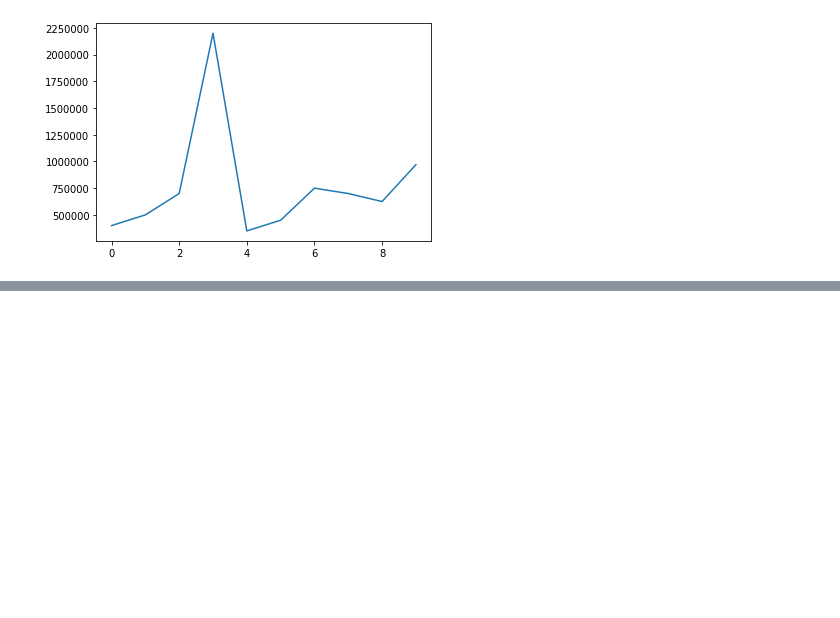
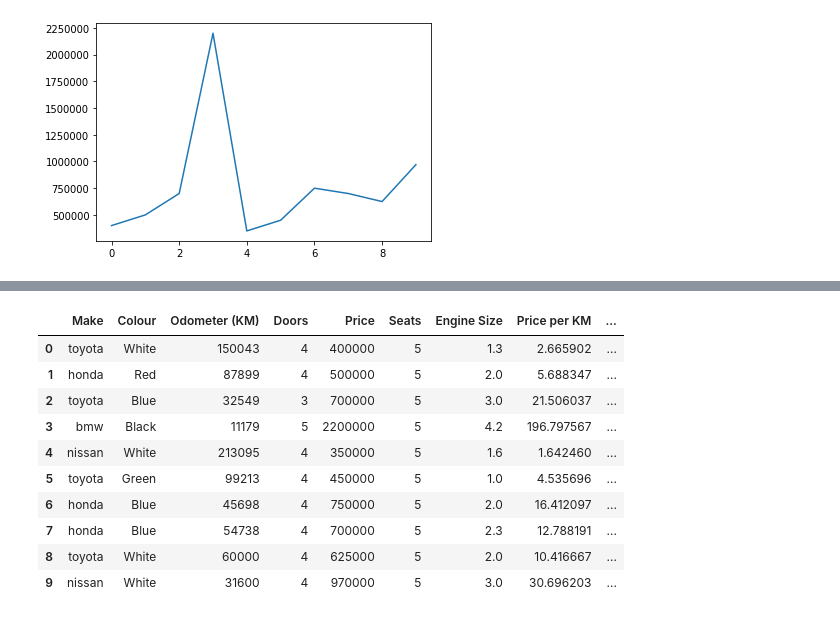
Before and after one commit to saikatbhuiyan/data-science, a Jupyter notebook: pandas/Pandas Introduction.ipynb, the cells around one changed output, grey strips where cells are left out. Saved outputs shown, nothing was run; the diff lists cells and outputs as text; code cells hidden in the pictures; blank space fills up the shorter version.

```diff
--- a/pandas/Pandas Introduction.ipynb
+++ b/pandas/Pandas Introduction.ipynb
@@ -426,0 +467,4 @@ car_sales["Price"].plot()
+# %%
+# Set Make column to be lowered
+car_sales["Make"] = car_sales["Make"].str.lower()
+car_sales.head()
@@ -426,0 +597,4 @@ car_sales["Price"].plot()
+# %%
+seats_column = pd.Series([5, 5, 5, 5, 5, 5, 5, 5, 5, 5])
+car_sales["Seats"] = seats_column
+car_sales
@@ -426,0 +615,5 @@ car_sales["Price"].plot()
+# %%
+# Create a column from a Python list
+engine_sizes = [1.3, 2.0, 3.0, 4.2, 1.6, 1, 2.0, 2.3, 2.0, 3.0]
+car_sales["Engine Size"] = engine_sizes
+car_sales
@@ -426,0 +634,4 @@ car_sales["Price"].plot()
+# %%
+# Column from other columns
+car_sales["Price per KM"] = car_sales["Price"] / car_sales["Odometer (KM)"]
+car_sales
@@ -426,0 +658,16 @@ car_sales["Price"].plot()
+# %%
+# Column to all 1 value (number of wheels)
+car_sales["Number of wheels"] = 4
+car_sales
+# %% [output]
+|  | Make | Colour | Odometer (KM) | Doors | Price | Seats | Engine Size | Price per KM | ... |
+| 0 | toyota | White | 150043 | 4 | 400000 | 5 | 1.3 | 2.665902 | ... |
+| 1 | honda | Red | 87899 | 4 | 500000 | 5 | 2.0 | 5.688347 | ... |
+| 2 | toyota | Blue | 32549 | 3 | 700000 | 5 | 3.0 | 21.506037 | ... |
+| 3 | bmw | Black | 11179 | 5 | 2200000 | 5 | 4.2 | 196.797567 | ... |
+| 4 | nissan | White | 213095 | 4 | 350000 | 5 | 1.6 | 1.642460 | ... |
+| 5 | toyota | Green | 99213 | 4 | 450000 | 5 | 1.0 | 4.535696 | ... |
+| 6 | honda | Blue | 45698 | 4 | 750000 | 5 | 2.0 | 16.412097 | ... |
+| 7 | honda | Blue | 54738 | 4 | 700000 | 5 | 2.3 | 12.788191 | ... |
+| 8 | toyota | White | 60000 | 4 | 625000 | 5 | 2.0 | 10.416667 | ... |
+| 9 | nissan | White | 31600 | 4 | 970000 | 5 | 3.0 | 30.696203 | ... |
```
Also changed, not shown: parts of 37 cells of this notebook, 2 other files.
